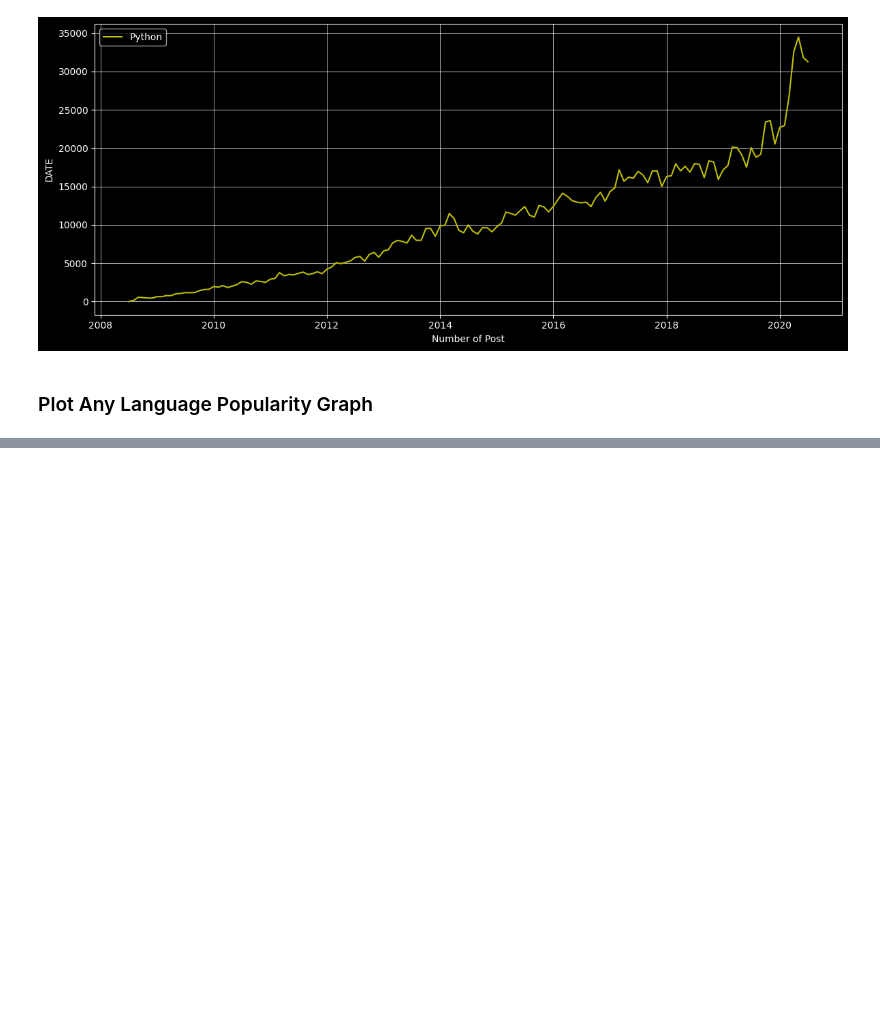
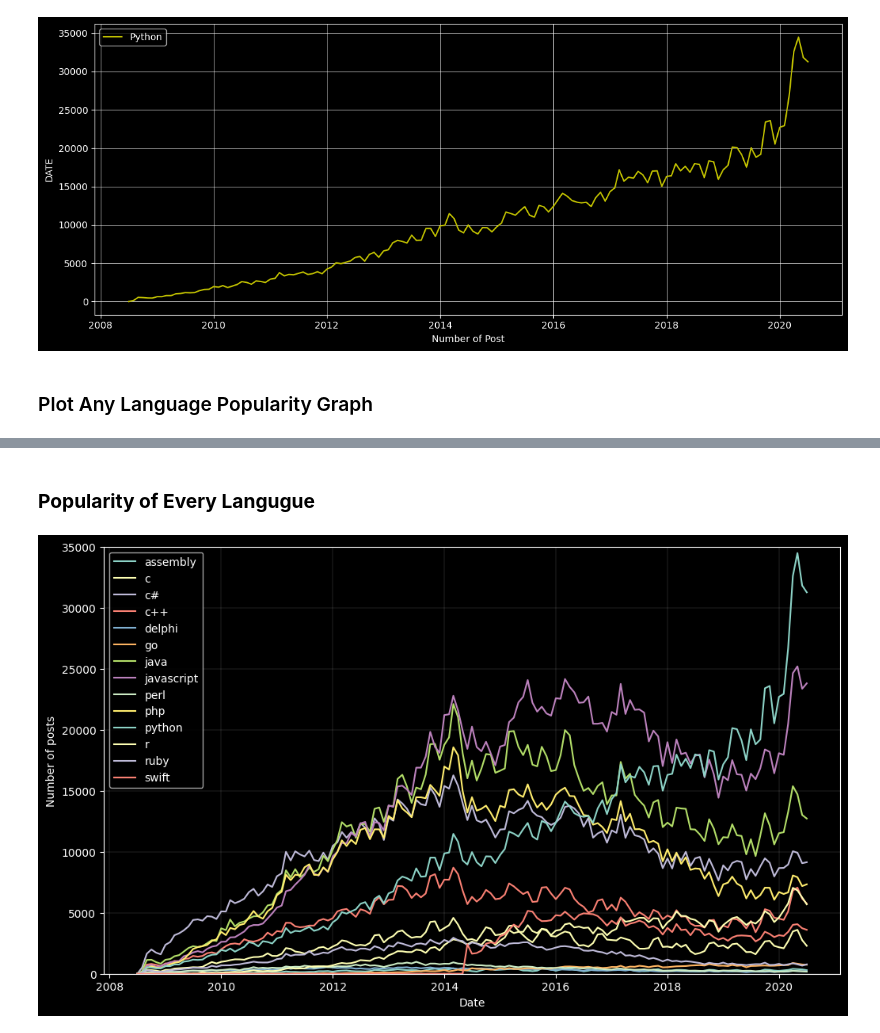
Before and after one commit to ahmedyar7/Data-Science-Projects, a Jupyter notebook: Popularity of Programming Languages/main.ipynb, the cells around one changed output, grey strips where cells are left out. Cells and saved outputs as stored; diff of their text form; code cells hidden in the pictures; blank space fills up the shorter version.

Commit message:
Adding Visualizatio to every language in the Data Set

```diff
--- a/Popularity of Programming Languages/main.ipynb
+++ b/Popularity of Programming Languages/main.ipynb
@@ -178,0 +179,18 @@ plt.show()
+# %% [markdown]
+### **Popularity of Every Langugue**
+# %%
+x_cor = formatted_df.index
+
+plt.figure(figsize=(12, 7))
+
+for columns in formatted_df.columns:
+    plt.ylim(0, 35000)
+    plt.grid(visible=True, which="both", linewidth=0.1)
+    plt.xlabel("Date")
+    plt.ylabel("Number of posts")
+    plt.plot(x_cor, formatted_df[columns], label=formatted_df[columns].name)
+
+    plt.legend()
+plt.show()
+# %% [output]
+[figure, added]
```
Also changed, not shown: parts of 1 cell of this notebook.
